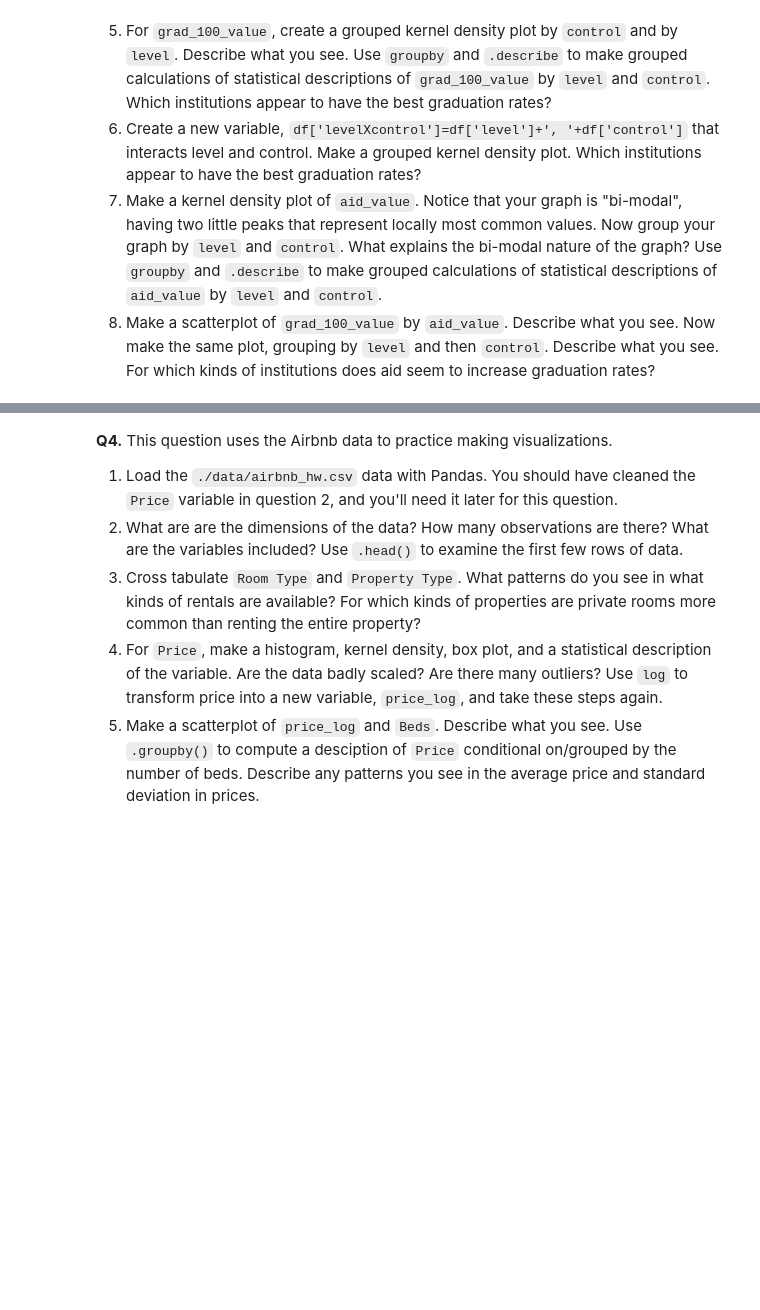
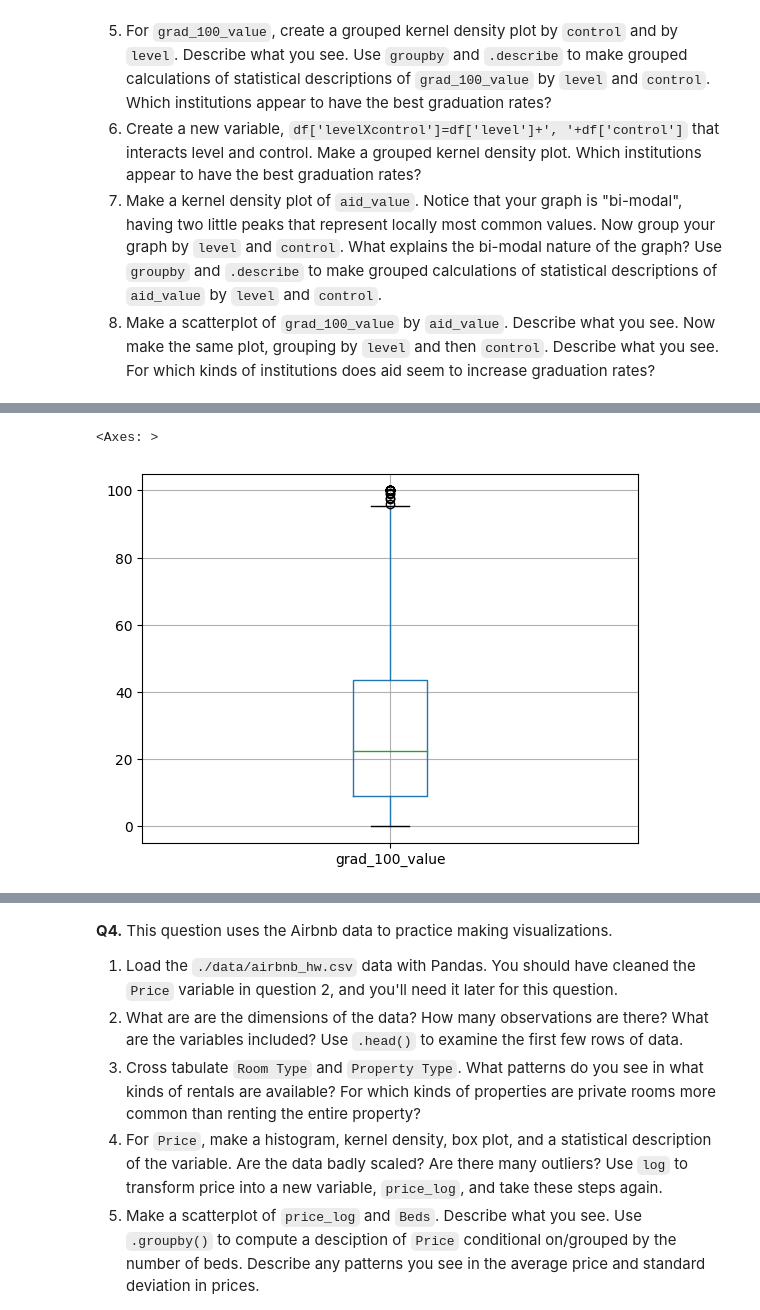
Before and after one commit to Ann924/assignment2, a Jupyter notebook: Copy_of_assignment2.ipynb, the cells around one changed output, grey strips where cells are left out. Drawn from its saved outputs; the diff is of its cells as text; code cells hidden in the pictures; blank space fills up the shorter version.

```diff
--- a/Copy_of_assignment2.ipynb
+++ b/Copy_of_assignment2.ipynb
@@ -295,0 +341,5 @@ The "relevant" variables for this question are:
+# %%
+df.boxplot(column='grad_100_value')
+# %% [output]
+<Axes: >
+[figure, added]
```
Also changed, not shown: parts of 12 cells of this notebook.
